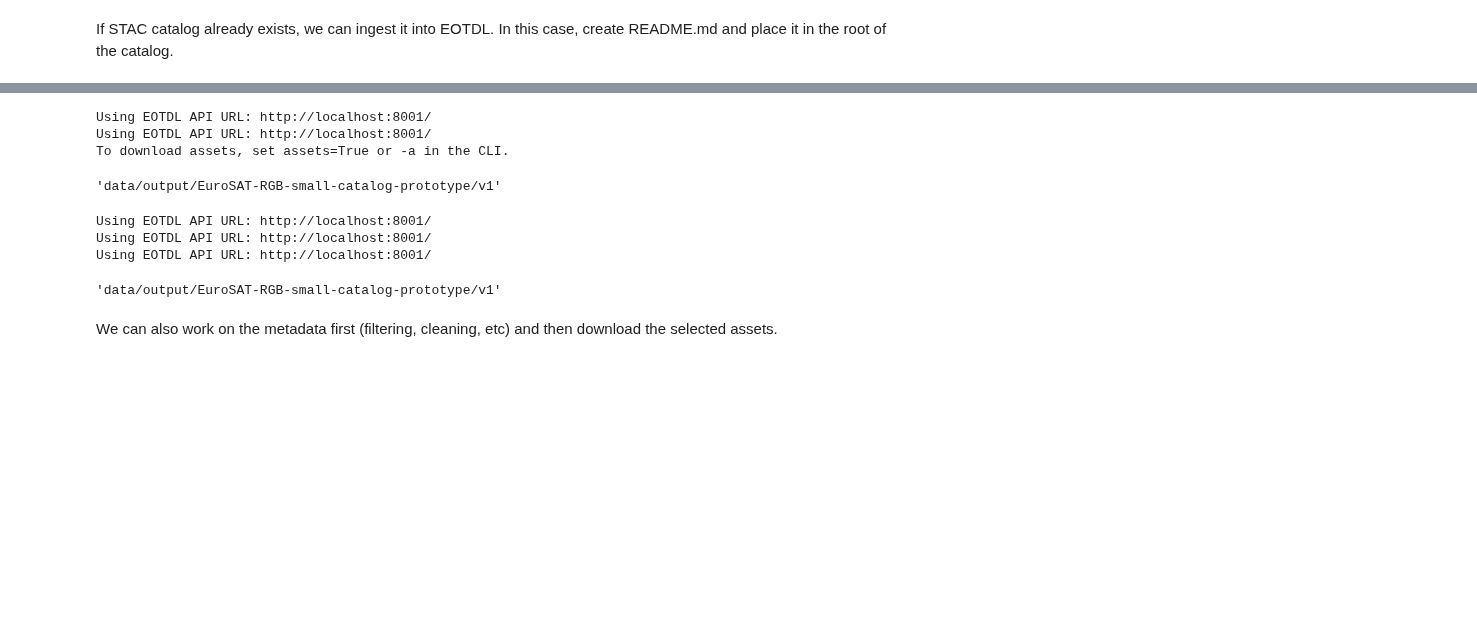
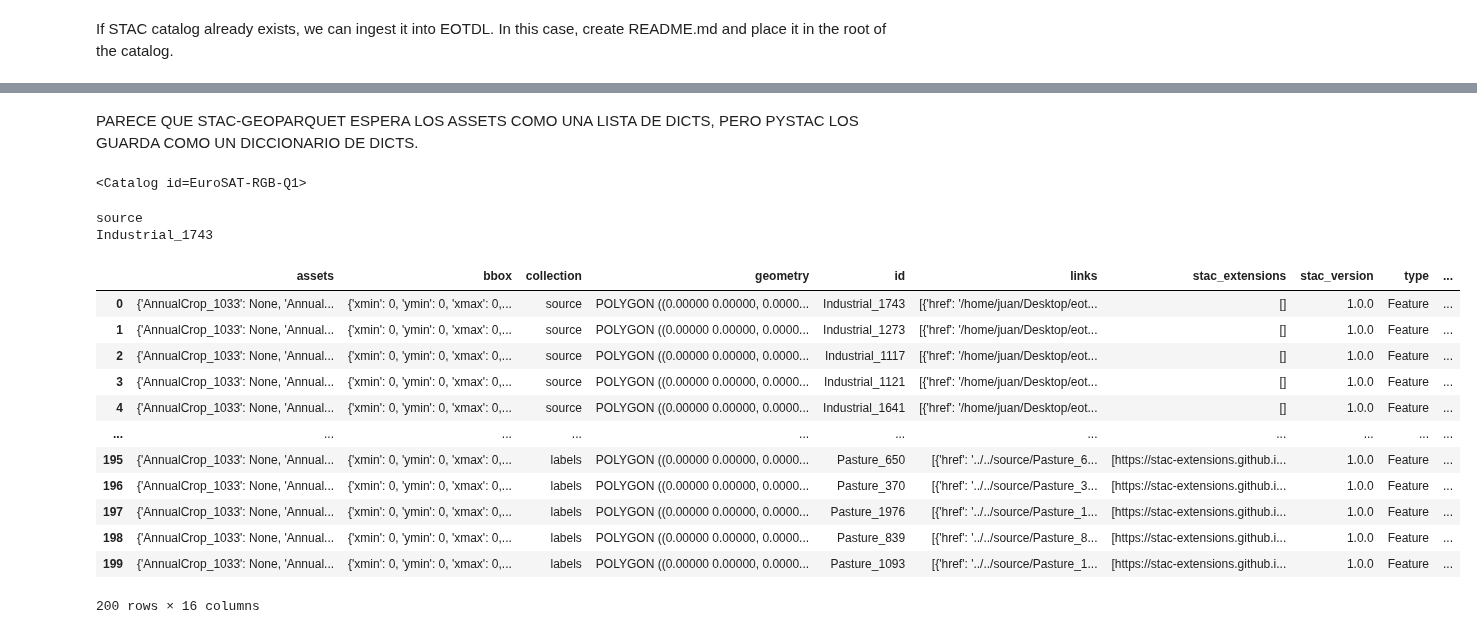
Before and after one commit to earthpulse/eotdl, a Jupyter notebook: upgrade/01_ingesting.ipynb, the cells around one changed output, grey strips where cells are left out. Saved outputs shown, nothing was run; the diff lists cells and outputs as text; code cells hidden in the pictures; blank space fills up the shorter version.

```diff
--- a/upgrade/01_ingesting.ipynb
+++ b/upgrade/01_ingesting.ipynb
@@ -177,7 +167,9 @@ This is a prototype of the EuroSAT dataset.
 with open(f"{path}/README.md", "w") as outfile:
     outfile.write(text)
 # %%
-from eotdl.datasets import ingest_dataset_prototype
+from eotdl.datasets import ingest_dataset
 
-ingest_dataset_prototype(path, replicate=False)
+path = 'data/EuroSAT-RGB-small-STAC'
+
+ingest_dataset(path)
 # %% [output]
@@ -201,20 +177,38 @@ At stage time user can choose to get only the metadata or the metadata and the a
-# %%
-from eotdl.datasets import download_dataset_prototype
-
-path = download_dataset_prototype(dataset_name='EuroSAT-RGB-small-catalog-prototype', path="data/output", force=True)
-path
-# %% [output]
-Using EOTDL API URL: http://localhost:8001/
-Using EOTDL API URL: http://localhost:8001/
-To download assets, set assets=True or -a in the CLI.
-'data/output/EuroSAT-RGB-small-catalog-prototype/v1'
-# %%
-path = download_dataset_prototype(dataset_name='EuroSAT-RGB-small-catalog-prototype', path="data/output", assets=True, force=True)
-path
-# %% [output]
-Using EOTDL API URL: http://localhost:8001/
-Using EOTDL API URL: http://localhost:8001/
-Using EOTDL API URL: http://localhost:8001/
-'data/output/EuroSAT-RGB-small-catalog-prototype/v1'
-# %% [markdown]
-We can also work on the metadata first (filtering, cleaning, etc) and then download the selected assets.
+# %% [markdown]
+PARECE QUE STAC-GEOPARQUET ESPERA LOS ASSETS COMO UNA LISTA DE DICTS, PERO PYSTAC LOS GUARDA COMO UN DICCIONARIO DE DICTS.
+# %%
+import pystac
+
+catalog = pystac.Catalog.from_file(path + "/catalog.json")
+catalog
+# %% [output]
+<Catalog id=EuroSAT-RGB-Q1>
+# %%
+for collection in catalog.get_collections():
+	print(collection.id)
+	for item in collection.get_items():
+		print(item.id)
+		break
+	break
+# %% [output]
+source
+Industrial_1743
+# %%
+import geopandas as gpd
+
+gdf = gpd.read_parquet(path + "/catalog.parquet")
+gdf
+# %% [output]
+|  | assets | bbox | collection | geometry | id | links | stac_extensions | stac_version | type | ... |
+| 0 | {'AnnualCrop_1033': None, 'Annual... | {'xmin': 0, 'ymin': 0, 'xmax': 0,... | source | POLYGON ((0.00000 0.00000, 0.0000... | Industrial_1743 | [{'href': '/home/juan/Desktop/eot... | [] | 1.0.0 | Feature | ... |
+| 1 | {'AnnualCrop_1033': None, 'Annual... | {'xmin': 0, 'ymin': 0, 'xmax': 0,... | source | POLYGON ((0.00000 0.00000, 0.0000... | Industrial_1273 | [{'href': '/home/juan/Desktop/eot... | [] | 1.0.0 | Feature | ... |
+| 2 | {'AnnualCrop_1033': None, 'Annual... | {'xmin': 0, 'ymin': 0, 'xmax': 0,... | source | POLYGON ((0.00000 0.00000, 0.0000... | Industrial_1117 | [{'href': '/home/juan/Desktop/eot... | [] | 1.0.0 | Feature | ... |
+| 3 | {'AnnualCrop_1033': None, 'Annual... | {'xmin': 0, 'ymin': 0, 'xmax': 0,... | source | POLYGON ((0.00000 0.00000, 0.0000... | Industrial_1121 | [{'href': '/home/juan/Desktop/eot... | [] | 1.0.0 | Feature | ... |
+| 4 | {'AnnualCrop_1033': None, 'Annual... | {'xmin': 0, 'ymin': 0, 'xmax': 0,... | source | POLYGON ((0.00000 0.00000, 0.0000... | Industrial_1641 | [{'href': '/home/juan/Desktop/eot... | [] | 1.0.0 | Feature | ... |
+| ... | ... | ... | ... | ... | ... | ... | ... | ... | ... | ... |
+| 195 | {'AnnualCrop_1033': None, 'Annual... | {'xmin': 0, 'ymin': 0, 'xmax': 0,... | labels | POLYGON ((0.00000 0.00000, 0.0000... | Pasture_650 | [{'href': '../../source/Pasture_6... | [https://stac-extensions.github.i... | 1.0.0 | Feature | ... |
+| 196 | {'AnnualCrop_1033': None, 'Annual... | {'xmin': 0, 'ymin': 0, 'xmax': 0,... | labels | POLYGON ((0.00000 0.00000, 0.0000... | Pasture_370 | [{'href': '../../source/Pasture_3... | [https://stac-extensions.github.i... | 1.0.0 | Feature | ... |
+| 197 | {'AnnualCrop_1033': None, 'Annual... | {'xmin': 0, 'ymin': 0, 'xmax': 0,... | labels | POLYGON ((0.00000 0.00000, 0.0000... | Pasture_1976 | [{'href': '../../source/Pasture_1... | [https://stac-extensions.github.i... | 1.0.0 | Feature | ... |
+| 198 | {'AnnualCrop_1033': None, 'Annual... | {'xmin': 0, 'ymin': 0, 'xmax': 0,... | labels | POLYGON ((0.00000 0.00000, 0.0000... | Pasture_839 | [{'href': '../../source/Pasture_8... | [https://stac-extensions.github.i... | 1.0.0 | Feature | ... |
+| 199 | {'AnnualCrop_1033': None, 'Annual... | {'xmin': 0, 'ymin': 0, 'xmax': 0,... | labels | POLYGON ((0.00000 0.00000, 0.0000... | Pasture_1093 | [{'href': '../../source/Pasture_1... | [https://stac-extensions.github.i... | 1.0.0 | Feature | ... |
+200 rows × 16 columns
```
Also changed, not shown: parts of 16 cells of this notebook, 5 other files.
